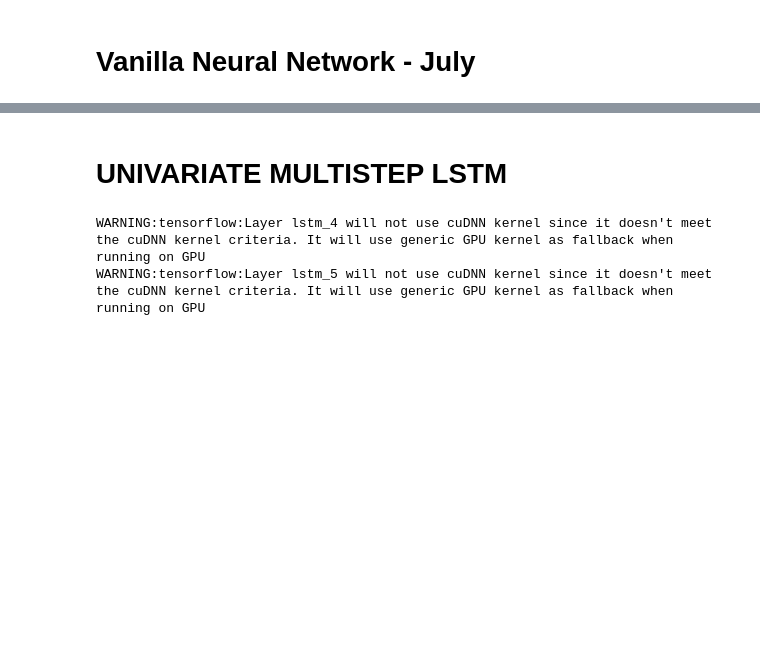
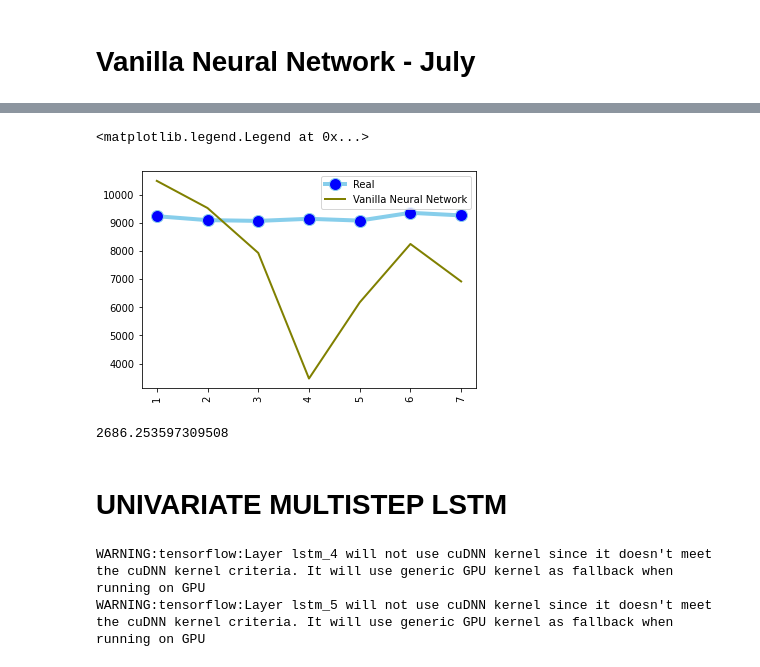
Before and after one commit to DonaldTurton/iLab2, a Jupyter notebook: Mdoelling_1.ipynb, the cells around one changed output, grey strips where cells are left out. Drawn from its saved outputs; the diff is of its cells as text; code cells hidden in the pictures; blank space fills up the shorter version.

```diff
--- a/Mdoelling_1.ipynb
+++ b/Mdoelling_1.ipynb
@@ -918,3 +912,3 @@ plt.show()
 # %%
 # Make a prediction
-preds = model.predict(scaled_X_test)
+vnn_july = model.predict(scaled_X_test)
@@ -943,0 +915,6 @@ Name: BTC_close, dtype: float64
+# %%
+preds_july = pd.DataFrame(vnn_july)
+preds_july['index'] = range(1,8)
+preds_july.columns = ['Vanilla Neural Network', 'index']
+
+preds_july
@@ -943,0 +930,3 @@ Name: BTC_close, dtype: float64
+# %%
+merge_july = merge_july.merge(preds_july, on = 'index')
+merge_july
@@ -944,3 +942,18 @@ Name: BTC_close, dtype: float64
+# %%
+# Plot the predicted vs actual in matplot lib
+import matplotlib.pyplot as plt
+plt.plot( 'index', 'Real', data=merge_july, marker='o', markerfacecolor='blue', markersize=12, color='skyblue', linewidth=4)
+plt.plot( 'index', 'Vanilla Neural Network', data=merge_july, marker='', color='olive', linewidth=2)
+plt.xticks(rotation='vertical')
+plt.legend()
+# %% [output]
+<matplotlib.legend.Legend at 0x...>
+[figure, added]
+# %%
+MSE = mean_squared_error(y_true = merge_july.Real, y_pred = merge_july['Vanilla Neural Network'])
+np.sqrt(MSE)
+# %% [output]
+2686.253597309508
 # %% [markdown]
 # UNIVARIATE MULTISTEP LSTM
 # %%
```
Also changed, not shown: parts of 18 cells of this notebook.
